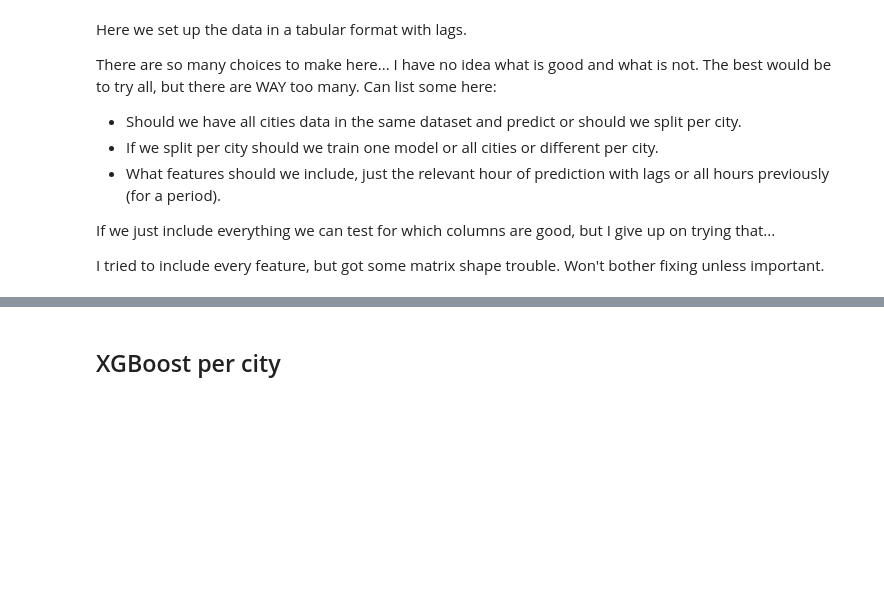
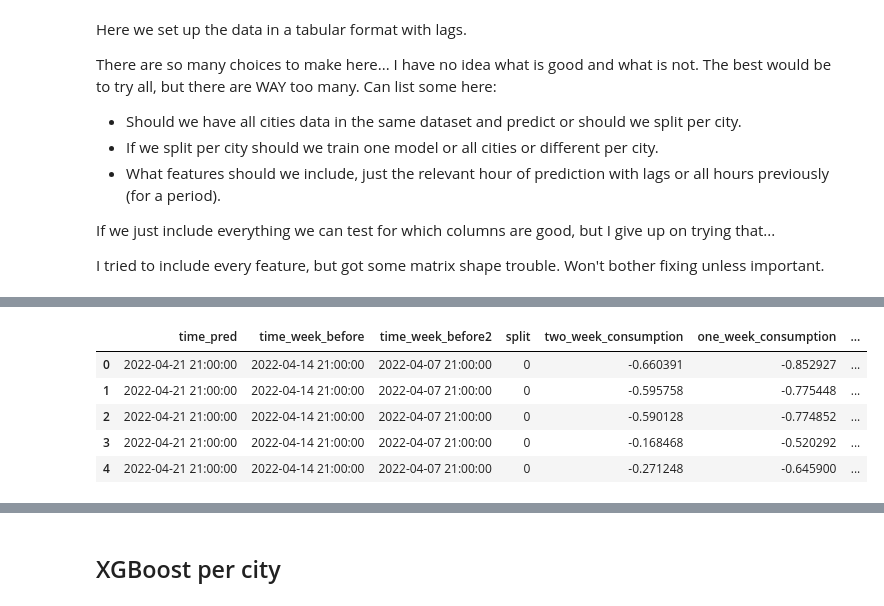
Before and after one commit to SigmaDerivative/energy-consumption-forecast, a Jupyter notebook: analysis.ipynb, the cells around one changed output, grey strips where cells are left out. Cells and saved outputs as stored; diff of their text form; code cells hidden in the pictures; blank space fills up the shorter version.

```diff
--- a/analysis.ipynb
+++ b/analysis.ipynb
@@ -79,6 +79,8 @@ stavanger    8641
 tromsø       8641
 trondheim    8641
 Name: count, dtype: int64
+# %%
+cities = df['location'].unique()
 # %%
 # explode data based on location
 # Pivot for consumption
@@ -399,6 +423,7 @@ def tabulize_data_all(matrix):
 # X, y = tabulize_data_all(train)
 # %%
 # Create a dataset with features:
+# - time, week_before and week_before2 (only used to validate that the data is correct)
 # - split
 # - the same hour consumption the two previous weeks
 # - the temperature of the two previous weeks
@@ -413,12 +438,15 @@ def tabulize_data_simple(df, train_val_times, test_times):
     #               test, (columns for features, last column is y value)
     splits = len(train_val_times)
     train_val_dict = {
+        'time_pred' : [],
+        'time_week_before' : [],
+        'time_week_before2' : [],
         'split': [],
-        'two-week-consumption': [],
-        'one-week-consumption': [],
-        'two-week-temp': [],
-        'one-week-temp': [],
-        'temp-forecast': [],
+        'two_week_consumption': [],
+        'one_week_consumption': [],
+        'two_week_temp': [],
+        'one_week_temp': [],
+        'temp_forecast': [],
         'hour': [],
         'weekday': [],
         'city': [],
@@ -426,45 +454,77 @@ def tabulize_data_simple(df, train_val_times, test_times):
     }
 
     test_dict = {
+        'time_pred' : [],
+        'time_week_before' : [],
+        'time_week_before2' : [],
         'split': [],
-        'two-week-consumption': [],
-        'one-week-consumption': [],
-        'two-week-temp': [],
-        'one-week-temp': [],
-        'temp-forecast': [],
+        'two_week_consumption': [],
+        'one_week_consumption': [],
+        'two_week_temp': [],
+        'one_week_temp': [],
+        'temp_forecast': [],
         'hour': [],
         'weekday': [],
         'city': [],
         'y': []
     }
-    print(train_val_times[0, 24*15:])
-    print(df.head())
     # loop through the splits
     for i in range(splits):
         # first for train_val
         for j in range(train_val_times[i, 24*15:].shape[0]):
             for k, city in enumerate(cities):
+                time_pred = train_val_times[i, j + 14*24]
+                week_before = train_val_times[i, j + 7*24]
+                week_before2 = train_val_times[i, j]
                 # add split
                 train_val_dict['split'].append(i)
                 # add hour and day of the week
-                train_val_dict['hour'].append(df.loc[train_val_times[i, 24*15+j], 'hour'])
-                train_val_dict['weekday'].append(df.loc[train_val_times[i, 24*15+j], 'weekday'])
+                train_val_dict['hour'].append(df.loc[time_pred, 'hour'])
+                train_val_dict['weekday'].append(df.loc[time_pred, 'weekday'])
                 # get the consumption data of the two previous weeks
-                consumption_2_weeks_before = df[i, j, :5]
-                consumption_1_week_before = df[i, j+7*24, :5]
+                train_val_dict['two_week_consumption'].append(df.loc[week_before2, f'{city}_consumption'])
+                train_val_dict['one_week_consumption'].append(df.loc[week_before, f'{city}_consumption'])
+                # get target
+                train_val_dict['y'].append(df.loc[time_pred, f'{city}_consumption'])
                 # get the temperature data of the two previous weeks
-                temperature_2_weeks_before = df[i, j, 5:10]
-                temperature_1_week_before = df[i, j+7*24, 5:10]
+                train_val_dict['two_week_temp'].append(df.loc[week_before2, f'{city}_temp'])
+                train_val_dict['one_week_temp'].append(df.loc[week_before, f'{city}_temp'])
                 # get the temperature forecast of the hour
-                temperature_forecast = df[i, j+14*24, 5:10]
-                # get the hour of the day
-                hour = np.tile(df[i, j+14*24, 10], (5))
-                # get the day of the week
-                weekday = np.tile(df[i, j+14*24, 11], (5))
-                # concatenate the features
-                features = np.concatenate([consumption_2_weeks_before, consumption_1_week_before, temperature_2_weeks_before, temperature_1_week_before, temperature_forecast, hour, weekday])
-                # append the features
-                X.append(features)
+                train_val_dict['temp_forecast'].append(df.loc[time_pred, f'{city}_temp'])
+                # add city
+                train_val_dict['city'].append(k)
+                # add time
+                train_val_dict['time_pred'].append(time_pred)
+                train_val_dict['time_week_before'].append(week_before)
+                train_val_dict['time_week_before2'].append(week_before2)
+
+        # then for test
+        for j in range(test_times[i, :].shape[0]):
+            for k, city in enumerate(cities):
+                time_pred = test_times[i, j]
+                week_before = time_pred - pd.Timedelta(days=7)
+                week_before2 = time_pred - pd.Timedelta(days=14)
+                # add split
+                test_dict['split'].append(i)
+                # add hour and day of the week
+                test_dict['hour'].append(df.loc[time_pred, 'hour'])
+                test_dict['weekday'].append(df.loc[time_pred, 'weekday'])
+                # get the consumption data of the two previous weeks
+                test_dict['two_week_consumption'].append(df.loc[week_before2, f'{city}_consumption'])
+                test_dict['one_week_consumption'].append(df.loc[week_before, f'{city}_consumption'])
+                # get target
+                test_dict['y'].append(df.loc[time_pred, f'{city}_consumption'])
+                # get the temperature data of the two previous weeks
+                test_dict['two_week_temp'].append(df.loc[week_before2, f'{city}_temp'])
+                test_dict['one_week_temp'].append(df.loc[week_before, f'{city}_temp'])
+                # get the temperature forecast of the hour
+                test_dict['temp_forecast'].append(df.loc[time_pred, f'{city}_temp'])
+                # add city
+                test_dict['city'].append(k)
+                # add time
+                test_dict['time_pred'].append(time_pred)
+                test_dict['time_week_before'].append(week_before)
+                test_dict['time_week_before2'].append(week_before2)
 
     # return the dataframes
     return pd.DataFrame(train_val_dict), pd.DataFrame(test_dict)
@@ -491,0 +534,6 @@ InvalidIndexError: (0, 0, slice(None, 5, None))
+|  | time_pred | time_week_before | time_week_before2 | split | two_week_consumption | one_week_consumption | ... |
+| 0 | 2022-04-21 21:00:00 | 2022-04-14 21:00:00 | 2022-04-07 21:00:00 | 0 | -0.660391 | -0.852927 | ... |
+| 1 | 2022-04-21 21:00:00 | 2022-04-14 21:00:00 | 2022-04-07 21:00:00 | 0 | -0.595758 | -0.775448 | ... |
+| 2 | 2022-04-21 21:00:00 | 2022-04-14 21:00:00 | 2022-04-07 21:00:00 | 0 | -0.590128 | -0.774852 | ... |
+| 3 | 2022-04-21 21:00:00 | 2022-04-14 21:00:00 | 2022-04-07 21:00:00 | 0 | -0.168468 | -0.520292 | ... |
+| 4 | 2022-04-21 21:00:00 | 2022-04-14 21:00:00 | 2022-04-07 21:00:00 | 0 | -0.271248 | -0.645900 | ... |
```
Also changed, not shown: parts of 6 cells of this notebook.
